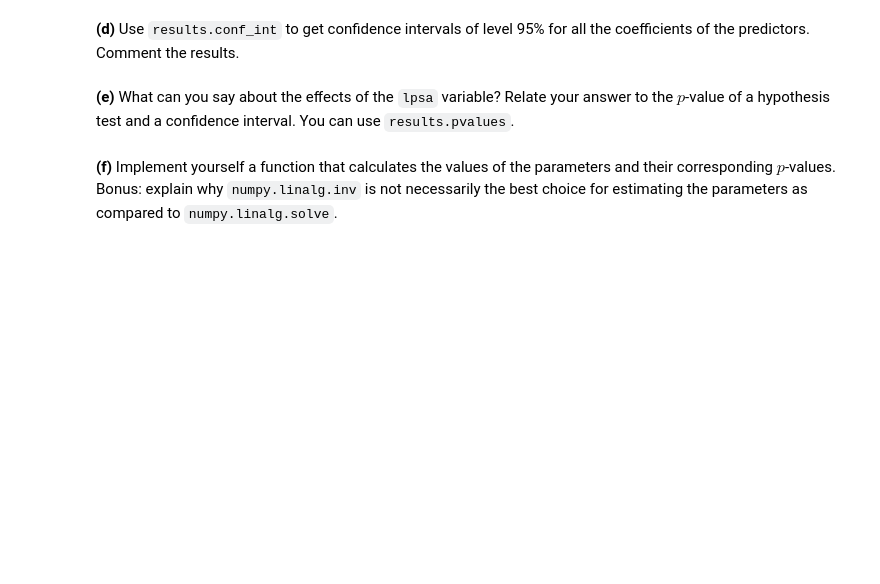
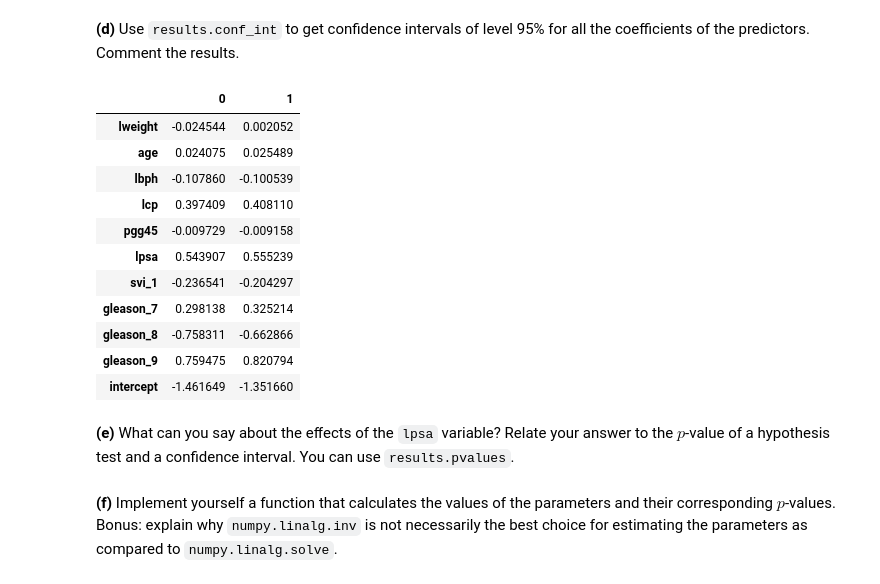
Before and after one commit to Ba-Hi/reports_tp, a Jupyter notebook: TP1/TP1.ipynb, the cells around one changed output. Cells and saved outputs as stored; diff of their text form; code cells hidden in the pictures; blank space fills up the shorter version.

```diff
--- a/TP1/TP1.ipynb
+++ b/TP1/TP1.ipynb
@@ -250,5 +320,20 @@ Use command `results.sumary()` to get the statistical summary of the estimated c
 # %% [markdown]
 **(d)** Use `results.conf_int` to get confidence intervals of level 95% for all the coeﬃcients of the predictors. Comment the results.
+# %%
+results.conf_int(alpha=0.95)
+# %% [output]
+|  | 0 | 1 |
+| lweight | -0.024544 | 0.002052 |
+| age | 0.024075 | 0.025489 |
+| lbph | -0.107860 | -0.100539 |
+| lcp | 0.397409 | 0.408110 |
+| pgg45 | -0.009729 | -0.009158 |
+| lpsa | 0.543907 | 0.555239 |
+| svi_1 | -0.236541 | -0.204297 |
+| gleason_7 | 0.298138 | 0.325214 |
+| gleason_8 | -0.758311 | -0.662866 |
+| gleason_9 | 0.759475 | 0.820794 |
+| intercept | -1.461649 | -1.351660 |
 # %% [markdown]
 **(e)** What can you say about the eﬀects of the `lpsa` variable? Relate your answer to the $p$-value of a hypothesis test and a confidence interval. You can use `results.pvalues`.
 # %% [markdown]
```
Also changed, not shown: parts of 5 cells of this notebook.
